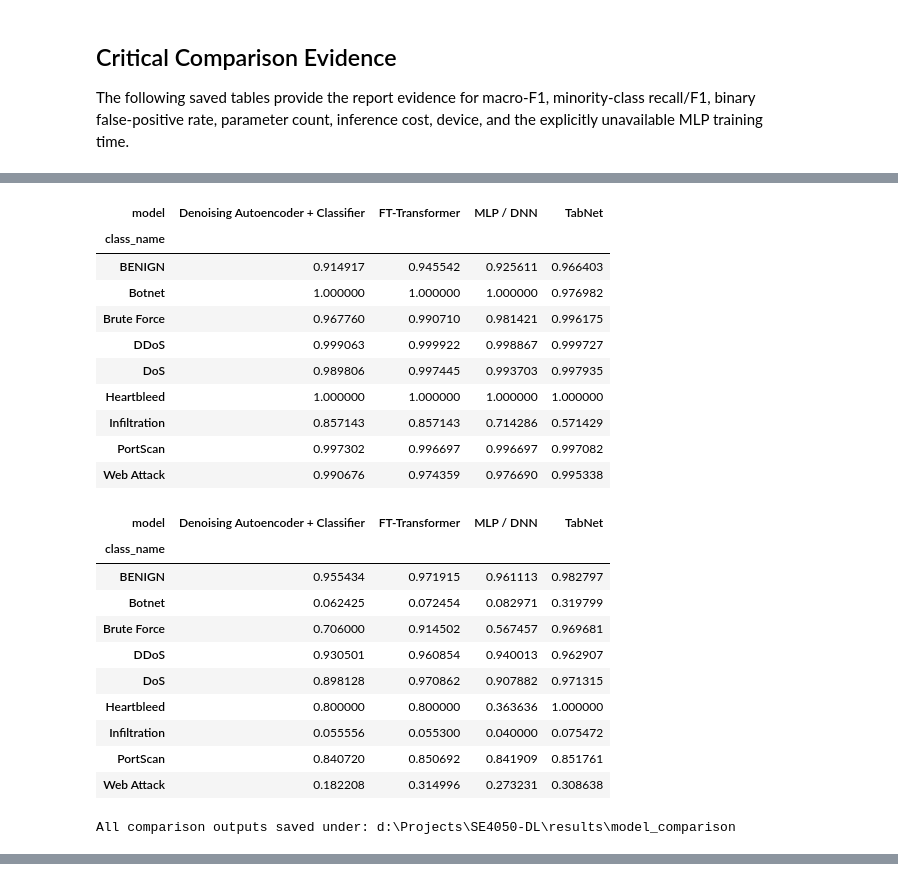
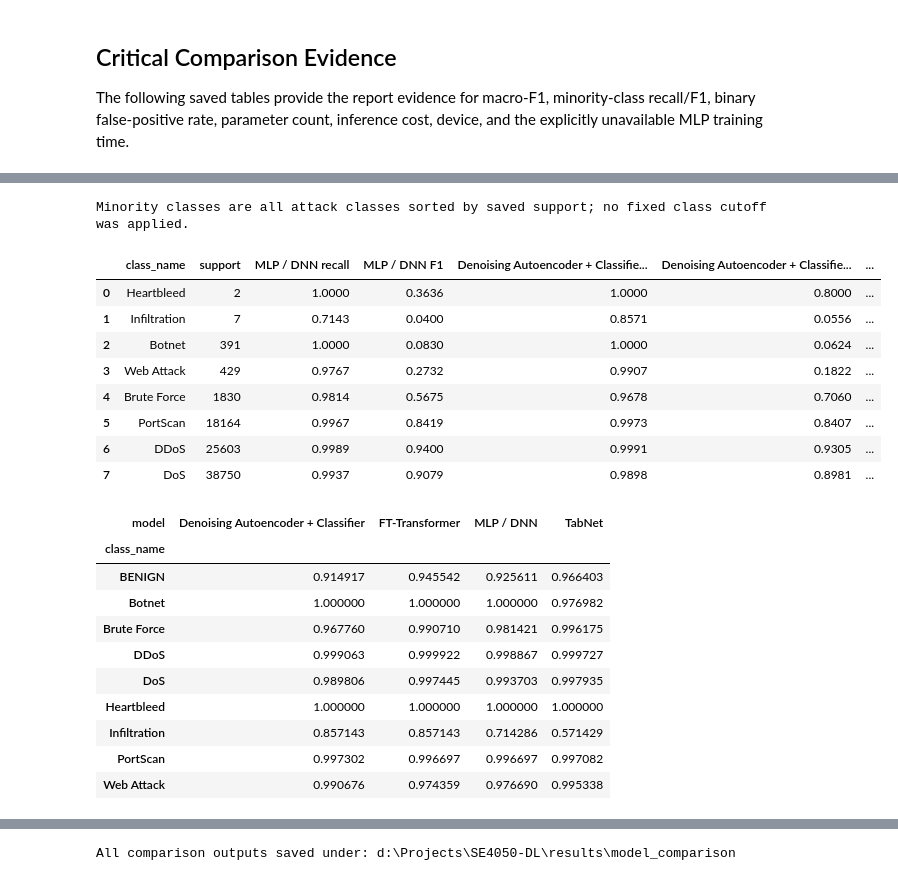
Before and after one commit to prasad-xma/SE4050-DL, a Jupyter notebook: notebooks/06_Model_Comparison.ipynb, the cells around one changed output, grey strips where cells are left out. Drawn from its saved outputs; the diff is of its cells as text; code cells hidden in the pictures.

Commit message:
Enhance model comparison results with additional metrics and new files

```diff
--- a/notebooks/06_Model_Comparison.ipynb
+++ b/notebooks/06_Model_Comparison.ipynb
@@ -229,7 +297,7 @@ else:
 # %%
 per_class_frames = []
 for model_name, artifact in artifacts.items():
-    frame = artifact['per_class'][['class_name', 'recall', 'f1']].copy()
+    frame = artifact['per_class'][['class_name', 'support', 'recall', 'f1']].copy()
     frame['model'] = model_name
     per_class_frames.append(frame)
 per_class_table = pd.concat(per_class_frames, ignore_index=True)
@@ -329,53 +397,85 @@ The following saved tables provide the report evidence for macro-F1, minority-cl
 critical_evidence = pd.DataFrame({
     'macro_f1': performance_table['macro_f1'],
     'binary_f1': binary_table['f1'],
     'binary_false_positive_rate': binary_table['false_positive_rate'],
     'parameter_count': efficiency_table['parameter_count'],
     'model_size_mb': efficiency_table['model_size_mb'],
     'inference_time_seconds': efficiency_table['inference_time_seconds'],
     'training_time_seconds': efficiency_table['training_time_seconds'],
     'device': efficiency_table['device'],
 })
 critical_evidence.to_csv(COMPARISON_DIR / 'critical_comparison_evidence.csv')
 display(critical_evidence.style.format({
     'macro_f1': '{:.4f}',
     'binary_f1': '{:.4f}',
     'binary_false_positive_rate': '{:.4f}',
     'parameter_count': '{:,.0f}',
     'model_size_mb': '{:.4f}',
     'inference_time_seconds': '{:.4f}',
     'training_time_seconds': '{:.4f}',
 }))
+
+def support_derived_minority_table(per_class_table, model_names):
+    support_table = per_class_table.pivot(
+        index='class_name', columns='model', values='support',
+    ).reindex(EXPECTED_CLASS_ORDER)
+    attack_support = support_table.drop(index='BENIGN')
+    if attack_support.isna().any().any():
+        raise ValueError('Missing saved support values for one or more attack classes.')
+    if not attack_support.nunique(axis=1).eq(1).all():
+        raise ValueError('Saved support values differ between models for at least one attack class.')
+
+    rarest_attack_classes = attack_support.iloc[:, 0].sort_values().index.tolist()
+    minority_rows = []
+    for class_name in rarest_attack_classes:
+        row = {
+            'class_name': class_name,
+            'support': int(attack_support.loc[class_name].iloc[0]),
+        }
+        for model_name in model_names:
+            row[f'{model_name} recall'] = per_class_table.loc[
+                (per_class_table['class_name'] == class_name) & (per_class_table['model'] == model_name),
+                'recall',
+            ].iloc[0]
+            row[f'{model_name} F1'] = per_class_table.loc[
+                (per_class_table['class_name'] == class_name) & (per_class_table['model'] == model_name),
+                'f1',
+            ].iloc[0]
+        minority_rows.append(row)
+    return pd.DataFrame(minority_rows)
+
+minority_class_table = support_derived_minority_table(per_class_table, list(MODEL_DIRS))
+minority_class_table.to_csv(COMPARISON_DIR / 'minority_class_comparison.csv', index=False)
+print('Minority classes are all attack classes sorted by saved support; no fixed class cutoff was applied.')
+display(minority_class_table.style.format({column: '{:.4f}' for column in minority_class_table.columns if column.endswith((' recall', ' F1'))}))
 display(recall_table)
 display(f1_table)
 print(f'All comparison outputs saved under: {COMPARISON_DIR}')
 # %% [output]
 |  | macro_f1 | binary_f1 | binary_false_positive_rate | parameter_count | model_size_mb | inference_time_seconds | ... |
 | model |  |  |  |  |  |  | ... |
 | MLP / DNN | 0.5531 | 0.8440 | 0.0744 | 59,657 | 0.2311 | 0.4078 | ... |
 | Denoising Autoencoder + Classifier | 0.6034 | 0.8262 | 0.0851 | 43,694 | 0.1819 | 4.0679 | ... |
 | TabNet | 0.7158 | 0.9230 | 0.0336 | 29,042 | 0.1216 | 7.4920 | ... |
 | FT-Transformer | 0.6568 | 0.8813 | 0.0545 | 114,185 | 0.4516 | 268.9969 | ... |
+Minority classes are all attack classes sorted by saved support; no fixed class cutoff was applied.
-| model | Denoising Autoencoder + Classifier | FT-Transformer | MLP / DNN | TabNet |
-| class_name |  |  |  |  |
-| BENIGN | 0.914917 | 0.945542 | 0.925611 | 0.966403 |
-| Botnet | 1.000000 | 1.000000 | 1.000000 | 0.976982 |
-| Brute Force | 0.967760 | 0.990710 | 0.981421 | 0.996175 |
-| DDoS | 0.999063 | 0.999922 | 0.998867 | 0.999727 |
-| DoS | 0.989806 | 0.997445 | 0.993703 | 0.997935 |
-| Heartbleed | 1.000000 | 1.000000 | 1.000000 | 1.000000 |
-| Infiltration | 0.857143 | 0.857143 | 0.714286 | 0.571429 |
-| PortScan | 0.997302 | 0.996697 | 0.996697 | 0.997082 |
-| Web Attack | 0.990676 | 0.974359 | 0.976690 | 0.995338 |
+|  | class_name | support | MLP / DNN recall | MLP / DNN F1 | Denoising Autoencoder + Classifie... | Denoising Autoencoder + Classifie... | ... |
+| 0 | Heartbleed | 2 | 1.0000 | 0.3636 | 1.0000 | 0.8000 | ... |
+| 1 | Infiltration | 7 | 0.7143 | 0.0400 | 0.8571 | 0.0556 | ... |
+| 2 | Botnet | 391 | 1.0000 | 0.0830 | 1.0000 | 0.0624 | ... |
+| 3 | Web Attack | 429 | 0.9767 | 0.2732 | 0.9907 | 0.1822 | ... |
+| 4 | Brute Force | 1830 | 0.9814 | 0.5675 | 0.9678 | 0.7060 | ... |
+| 5 | PortScan | 18164 | 0.9967 | 0.8419 | 0.9973 | 0.8407 | ... |
+| 6 | DDoS | 25603 | 0.9989 | 0.9400 | 0.9991 | 0.9305 | ... |
+| 7 | DoS | 38750 | 0.9937 | 0.9079 | 0.9898 | 0.8981 | ... |
 | model | Denoising Autoencoder + Classifier | FT-Transformer | MLP / DNN | TabNet |
 | class_name |  |  |  |  |
-| BENIGN | 0.955434 | 0.971915 | 0.961113 | 0.982797 |
-| Botnet | 0.062425 | 0.072454 | 0.082971 | 0.319799 |
-| Brute Force | 0.706000 | 0.914502 | 0.567457 | 0.969681 |
-| DDoS | 0.930501 | 0.960854 | 0.940013 | 0.962907 |
-| DoS | 0.898128 | 0.970862 | 0.907882 | 0.971315 |
-| Heartbleed | 0.800000 | 0.800000 | 0.363636 | 1.000000 |
-| Infiltration | 0.055556 | 0.055300 | 0.040000 | 0.075472 |
-| PortScan | 0.840720 | 0.850692 | 0.841909 | 0.851761 |
-| Web Attack | 0.182208 | 0.314996 | 0.273231 | 0.308638 |
+| BENIGN | 0.914917 | 0.945542 | 0.925611 | 0.966403 |
+| Botnet | 1.000000 | 1.000000 | 1.000000 | 0.976982 |
+| Brute Force | 0.967760 | 0.990710 | 0.981421 | 0.996175 |
+| DDoS | 0.999063 | 0.999922 | 0.998867 | 0.999727 |
+| DoS | 0.989806 | 0.997445 | 0.993703 | 0.997935 |
+| Heartbleed | 1.000000 | 1.000000 | 1.000000 | 1.000000 |
+| Infiltration | 0.857143 | 0.857143 | 0.714286 | 0.571429 |
+| PortScan | 0.997302 | 0.996697 | 0.996697 | 0.997082 |
+| Web Attack | 0.990676 | 0.974359 | 0.976690 | 0.995338 |
-All comparison outputs saved under: d:\Projects\SE4050-DL\results\model_comparison
@@ -381,0 +493 @@ All comparison outputs saved under: d:\Projects\SE4050-DL\results\model_comparis
+All comparison outputs saved under: d:\Projects\SE4050-DL\results\model_comparison
```
Also changed, not shown: parts of 2 cells of this notebook, 3 other files.
